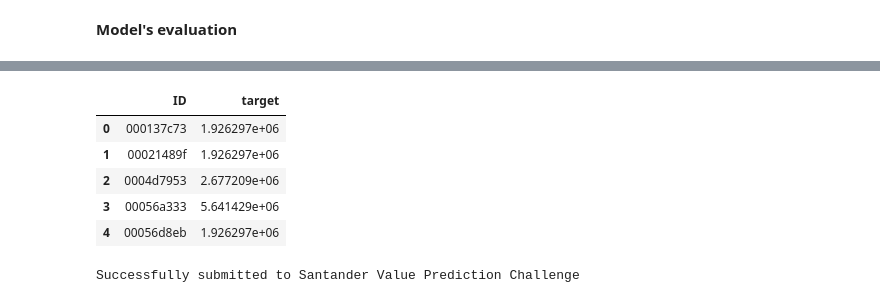
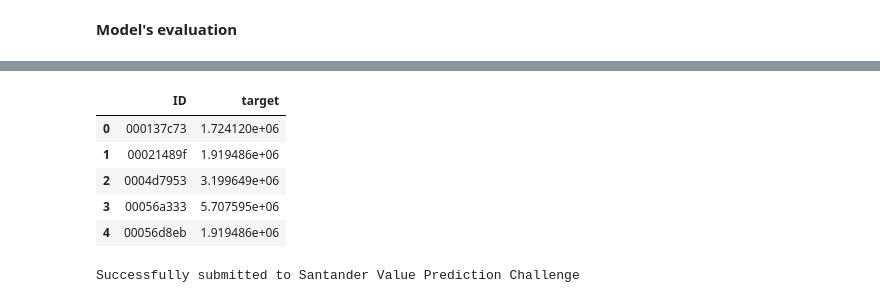
Before and after one commit to RenatoBMLR/Kraggle, a Jupyter notebook: Santander_Value_Prediction_Challenge/santander_value_prediction_challenge.ipynb, the cells around one changed output, grey strips where cells are left out. Drawn from its saved outputs; the diff is of its cells as text; code cells hidden in the pictures.

```diff
--- a/Santander_Value_Prediction_Challenge/santander_value_prediction_challenge.ipynb
+++ b/Santander_Value_Prediction_Challenge/santander_value_prediction_challenge.ipynb
@@ -367,11 +389,11 @@ Submission File saved: subm/submission_2018-07-17-22-49.csv
 # %%
-df_submission = pd.read_csv('subm/submission_2018-07-17-22-49.csv')
+df_submission = pd.read_csv('subm/submission_2018-07-18-01-46.csv')
 df_submission.head()
 # %% [output]
 |  | ID | target |
-| 0 | 000137c73 | 1.926297e+06 |
-| 1 | 00021489f | 1.926297e+06 |
-| 2 | 0004d7953 | 2.677209e+06 |
-| 3 | 00056a333 | 5.641429e+06 |
-| 4 | 00056d8eb | 1.926297e+06 |
+| 0 | 000137c73 | 1.724120e+06 |
+| 1 | 00021489f | 1.919486e+06 |
+| 2 | 0004d7953 | 3.199649e+06 |
+| 3 | 00056a333 | 5.707595e+06 |
+| 4 | 00056d8eb | 1.919486e+06 |
 # %%
```
Also changed, not shown: parts of 19 cells of this notebook.
